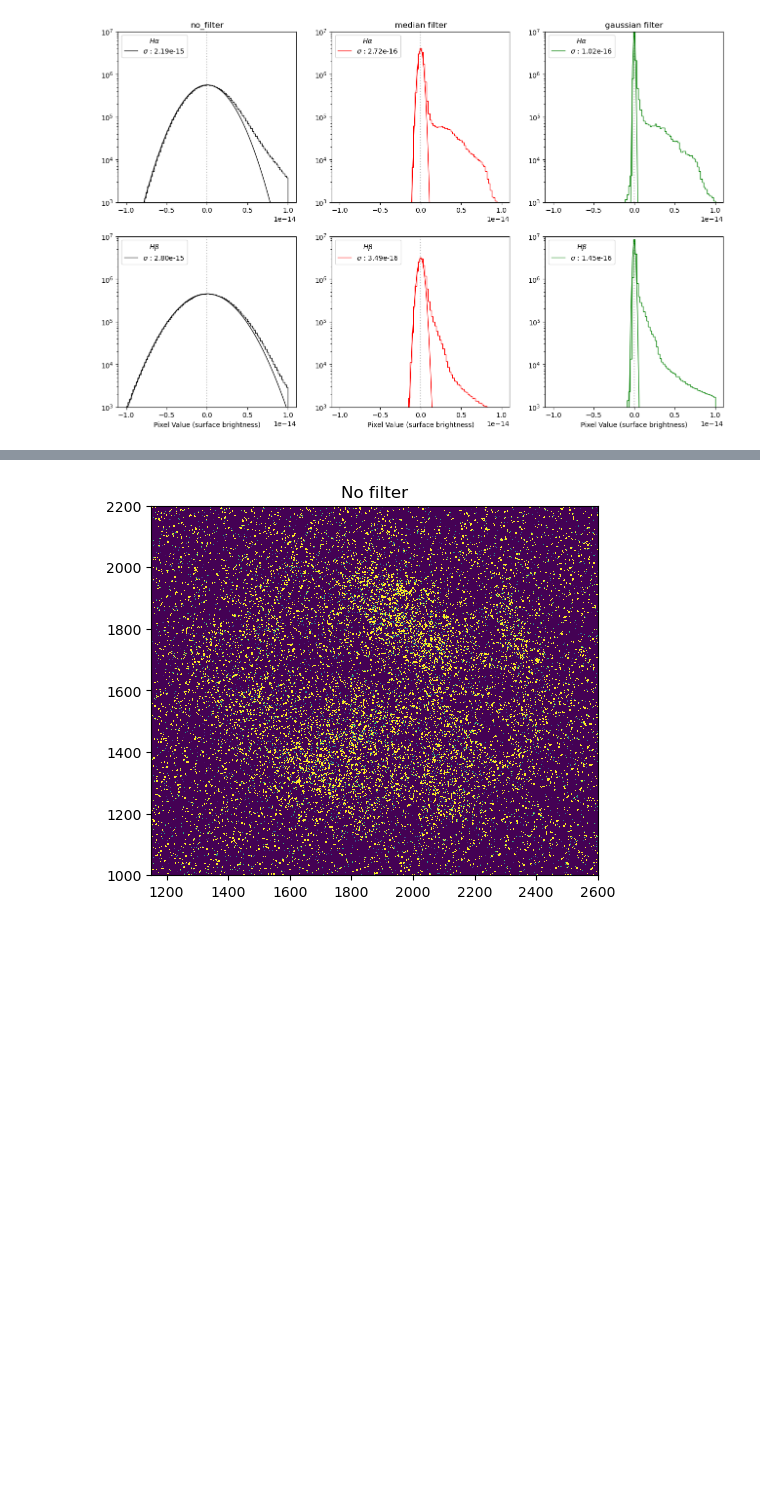
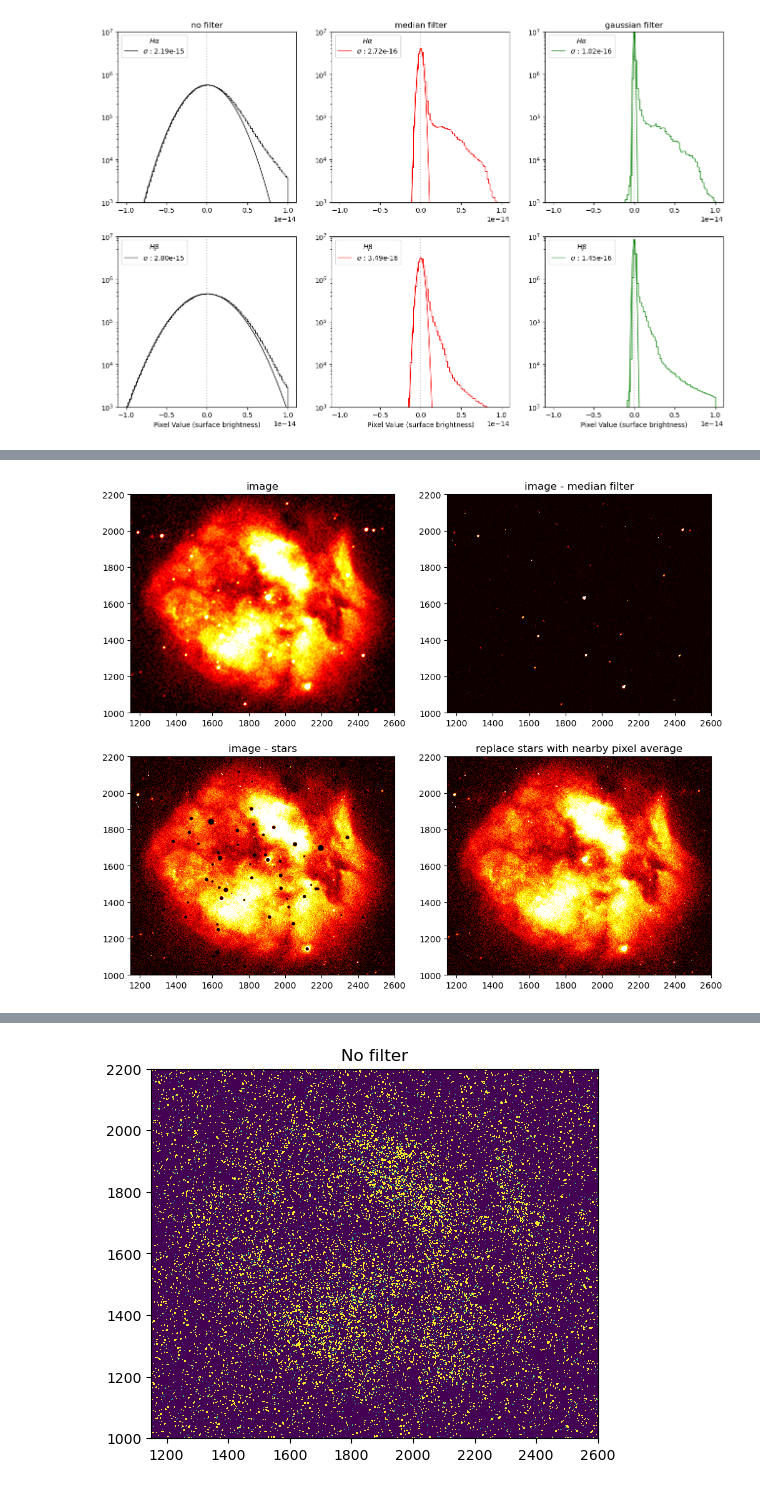
Before and after one commit to robertoinfurna/lab_TOBI_telescope, a Jupyter notebook: noise_estimation.ipynb, the cells around one changed output, grey strips where cells are left out. Saved outputs shown, nothing was run; the diff lists cells and outputs as text; code cells hidden in the pictures; blank space fills up the shorter version.

```diff
--- a/noise_estimation.ipynb
+++ b/noise_estimation.ipynb
@@ -188,0 +252,88 @@ plt.show()
+# %%
+### === Code to mask stars === ###
+
+from photutils.aperture import CircularAperture, aperture_photometry
+from photutils.centroids import centroid_com
+from astropy.modeling import models, fitting
+
+cleaned_image = {
+    'Ha': image['Ha'] - median_filter['Ha'],
+    'Hb': image['Ha'] - median_filter['Hb']
+}
+
+fig,axes = plt.subplots(2,2,figsize=(12,10))
+axes = axes.flatten()
+
+axes[0].imshow(median_filter['Ha'], cmap=filter_cmap['Ha'],clim=[0, np.quantile(image['Ha'], 0.99)],origin='lower')
+axes[0].set_title("image")
+
+axes[1].imshow(cleaned_image['Ha'], cmap=filter_cmap['Ha'],clim=[0, np.quantile(image['Ha'], 0.999)],origin='lower')
+axes[1].set_title("image - median filter")
+
+masked_Ha_ = np.copy(image['Ha'])
+masked_Hb_ = np.copy(image['Hb'])
+
+masked_Ha = np.copy(image['Ha'])
+masked_Hb = np.copy(image['Hb'])
+
+for star in stars_astrometry_nebula:
+
+    if True:
+
+        l = 30
+        rectangle = cleaned_image['Ha'][int(star['y'] - l):int(star['y'] + l),
+                                        int(star['x'] - l):int(star['x'] + l)]
+        y, x = np.mgrid[:rectangle.shape[0], :rectangle.shape[1]]
+        g_init = models.Gaussian2D(amplitude=rectangle.max(), x_mean=l, y_mean=l, x_stddev=5, y_stddev=5)
+        fit = fitting.LevMarLSQFitter()
+        g_fit = fit(g_init, x, y, rectangle)
+
+        refined_x = star['x'] - l + g_fit.x_mean.value
+        refined_y = star['y'] - l + g_fit.y_mean.value
+
+        sigma_x, sigma_y = g_fit.x_stddev.value, g_fit.y_stddev.value
+        fwhm_x = 2.355 * sigma_x
+        fwhm_y = 2.355 * sigma_y
+        fwhm = (fwhm_x + fwhm_y) / 2
+        y, x = np.ogrid[:masked_Ha.shape[0], :masked_Hb.shape[1]] # circular aperture mask around the star
+
+        # For a symmetric Gaussian, the flux has reduced by approximately 98.89% at 1.5×FWHM
+        if fwhm < l/2:
+            mask_radius = 1.5 * fwhm
+            mask = (x - refined_x)**2 + (y - refined_y)**2 <= mask_radius**2
+            masked_Ha_[mask] = 0
+            masked_Hb_[mask] = 0
+
+
+            mask_radius_for_averaging = 2 * fwhm
+            mask_for_averaging = ((x - refined_x)**2 + (y - refined_y)**2 <= mask_radius_for_averaging**2) & \
+                                 ((x - refined_x)**2 + (y - refined_y)**2 > mask_radius**2)
+
+
+            surrounding_pixels_Ha = image['Ha'][mask_for_averaging]
+            surrounding_pixels_Hb = image['Hb'][mask_for_averaging]
+
+            # Compute the average of the surrounding pixels
+            average_Ha = surrounding_pixels_Ha.mean()
+            average_Hb = surrounding_pixels_Hb.mean()
+            std_Ha = surrounding_pixels_Ha.std()
+            std_Hb = surrounding_pixels_Hb.std()
+
+            masked_Ha[mask] = np.random.normal(loc=average_Ha, scale=std_Ha, size=masked_Ha[mask].shape)
+            masked_Hb[mask] = np.random.normal(loc=average_Hb, scale=std_Hb, size=masked_Hb[mask].shape)
+
+
+axes[2].imshow(masked_Ha_, cmap=filter_cmap['Ha'],clim=[0, np.quantile(image['Ha'], 0.99)],origin='lower')
+axes[2].set_title("image - stars")
+
+axes[3].imshow(masked_Ha, cmap=filter_cmap['Ha'],clim=[0, np.quantile(image['Ha'], 0.99)],origin='lower')
+axes[3].set_title("replace stars with nearby pixel average")
+
+for i in range(4):
+    axes[i].set_xlim(1150,2600)
+    axes[i].set_ylim(1000,2200)
+plt.show()
+
+del masked_Ha_, masked_Hb_
+# %% [output]
+[figure, added]
```
Also changed, not shown: parts of 11 cells of this notebook, 1 other file.
